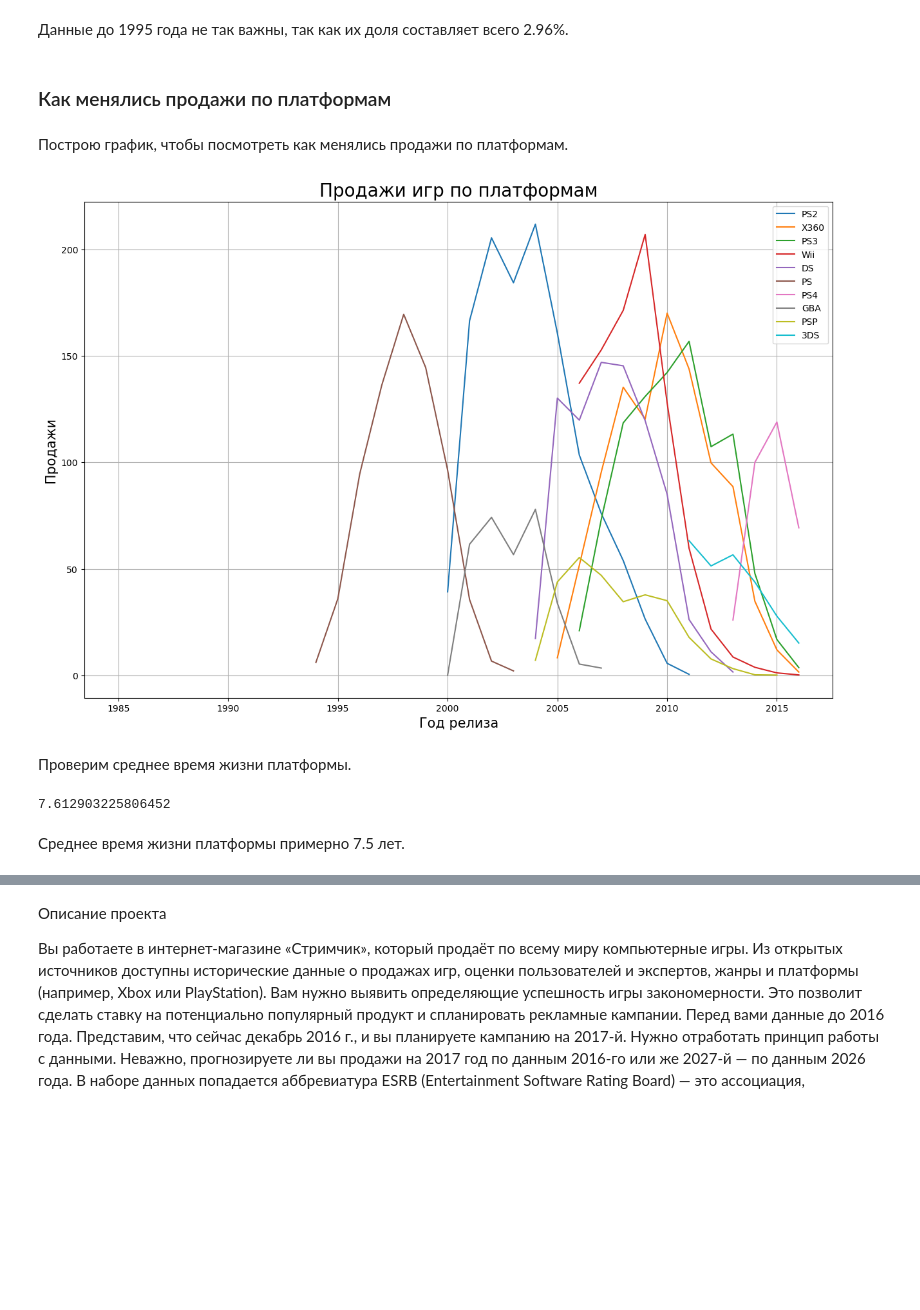
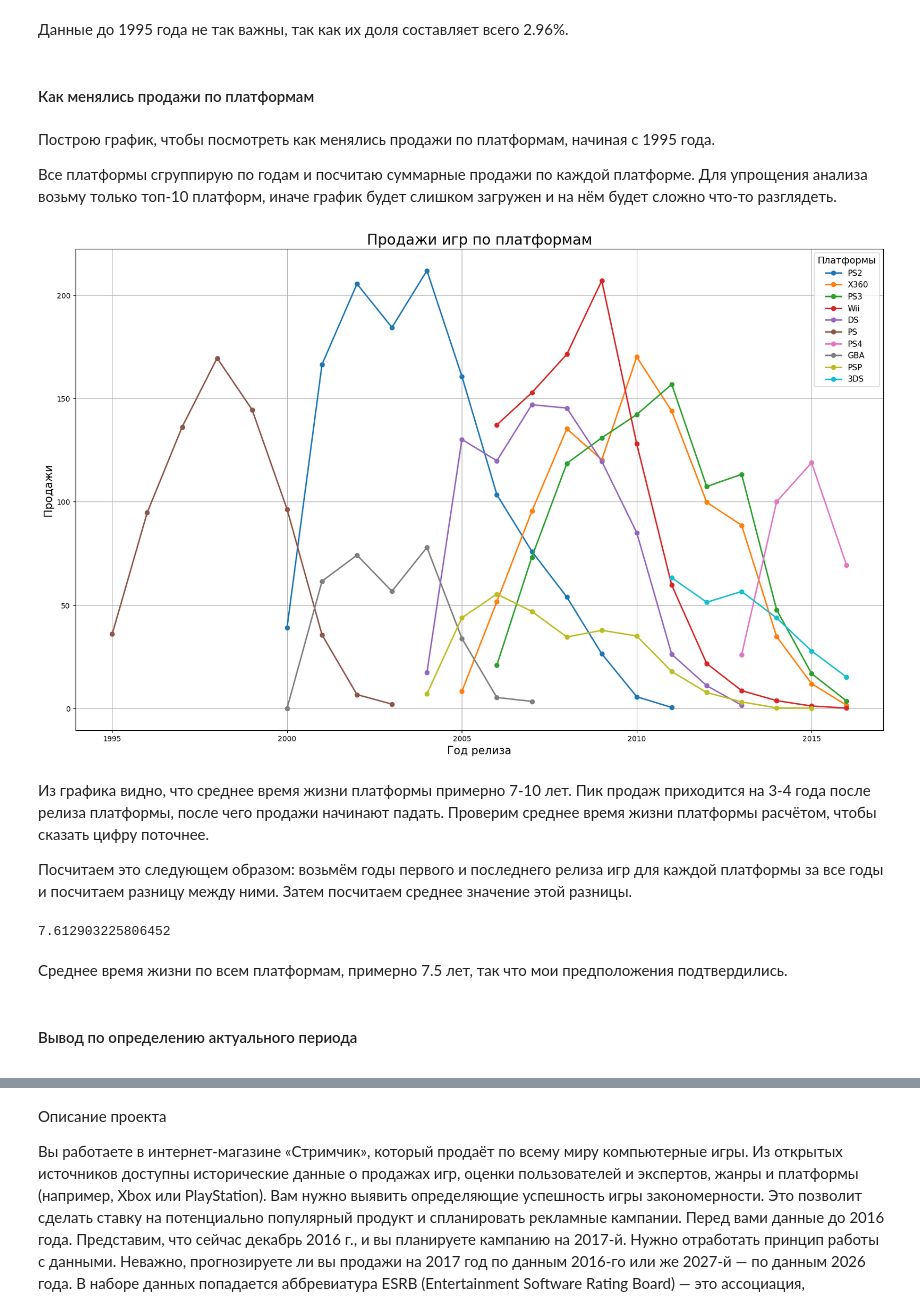
Before and after one commit to sudobooo/games_project, a Jupyter notebook: games_project.ipynb, the cells around one changed output, grey strips where cells are left out. Drawn from its saved outputs; the diff is of its cells as text; code cells hidden in the pictures; blank space fills up the shorter version.

```diff
--- a/games_project.ipynb
+++ b/games_project.ipynb
@@ -479,32 +483,38 @@ print(f'Процент игр, которые были выпущены до 199
 # %% [markdown]
 Данные до 1995 года не так важны, так как их доля составляет всего 2.96%.
 # %% [markdown]
-### Как менялись продажи по платформам
+#### Как менялись продажи по платформам
-# %% [markdown]
-Построю график, чтобы посмотреть как менялись продажи по платформам.
+# %% [markdown]
+Построю график, чтобы посмотреть как менялись продажи по платформам, начиная с 1995 года.
+
+Все платформы сгруппирую по годам и посчитаю суммарные продажи по каждой платформе.
+Для упрощения анализа возьму только топ-10 платформ, иначе график будет слишком загружен и на нём будет сложно что-то разглядеть.
 # %%
-# Select top platforms by total sales
-top_platforms = data.groupby('platform')['total_sales'].sum().nlargest(10).index
-platforms_sales = data.pivot_table(index='year_of_release', columns='platform', values='total_sales', aggfunc='sum')
+data_after_1995 = data.query('year_of_release >= 1995', engine='python')
+top_platforms = data_after_1995.groupby('platform')['total_sales'].sum().nlargest(10).index
+platforms_sales = data_after_1995.pivot_table(index='year_of_release', columns='platform', values='total_sales', aggfunc='sum')
 
-# Filter the data to include only top platforms
 filtered_sales = platforms_sales[top_platforms]
 
-# Plot line graph
-plt.figure(figsize=(15, 10))
-for platform in top_platforms:
-    plt.plot(filtered_sales.index, filtered_sales[platform], label=platform)
+plt.figure(figsize=(20, 12))
+colors = plt.cm.tab10(np.linspace(0, 1, len(top_platforms)))
+for platform, color in zip(top_platforms, colors):
+    plt.plot(filtered_sales.index, filtered_sales[platform], label=platform, color=color, linewidth=2, marker='o')
 
 plt.title('Продажи игр по платформам', fontsize=20)
 plt.xlabel('Год релиза', fontsize=15)
 plt.ylabel('Продажи', fontsize=15)
-plt.grid()
-plt.legend()
+plt.grid(True)
+plt.legend(title='Платформы', title_fontsize='13', fontsize='11')
 plt.show()
 # %% [output]
-[figure, old version]
+[figure, new version]
-# %% [markdown]
-Проверим среднее время жизни платформы.
+# %% [markdown]
+Из графика видно, что среднее время жизни платформы примерно 7-10 лет. Пик продаж приходится на 3-4 года после релиза платформы, после чего продажи начинают падать.
+Проверим среднее время жизни платформы расчётом, чтобы сказать цифру поточнее.
+
+Посчитаем это следующем образом: возьмём годы первого и последнего релиза игр для каждой платформы за все годы и посчитаем разницу между ними.
+Затем посчитаем среднее значение этой разницы.
 # %%
 platforms_lifespan = data.groupby('platform')['year_of_release'].agg(['min', 'max'])
 platforms_lifespan['lifespan'] = platforms_lifespan['max'] - platforms_lifespan['min']
@@ -512,4 +522,7 @@ platforms_lifespan['lifespan'].mean()
 # %% [output]
 7.612903225806452
 # %% [markdown]
-Среднее время жизни платформы примерно 7.5 лет.
+Среднее время жизни по всем платформам, примерно 7.5 лет, так что мои предположения подтвердились.
+# %% [markdown]
+#### Вывод по определению актуального периода
+<a name="determination-of-the-relevant-period"></a>
```
Also changed, not shown: parts of 41 cells of this notebook.
